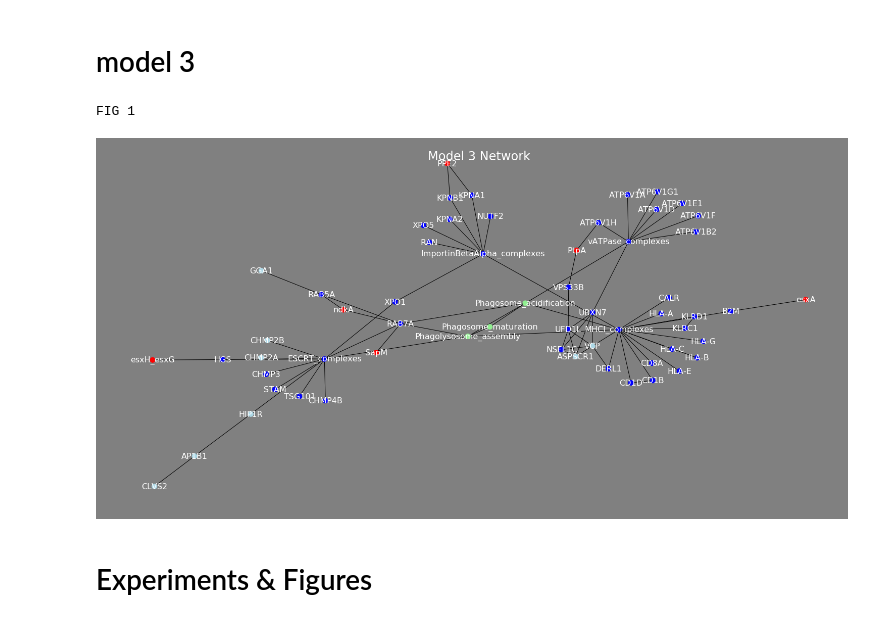
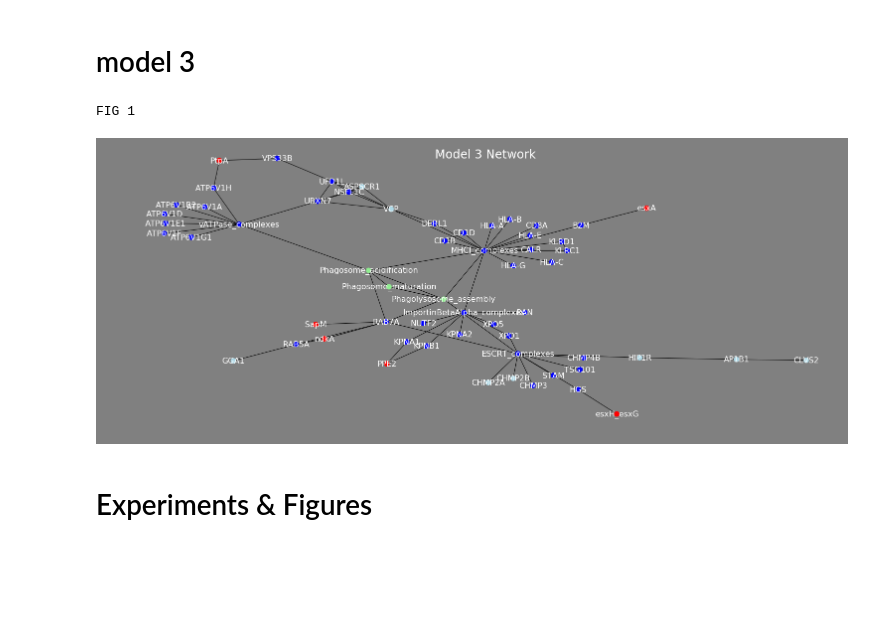
Before and after one commit to charlies-b/rp1, a Jupyter notebook: model-3.ipynb, the cells around one changed output. Saved outputs shown, nothing was run; the diff lists cells and outputs as text; code cells hidden in the pictures; blank space fills up the shorter version.

```diff
--- a/model-3.ipynb
+++ b/model-3.ipynb
@@ -19,14 +19,15 @@ runs = 50
 # %%
 print "FIG 1"
 draw.draw_edgelists('model2and3-edgelist.csv', # model 3 changes just at the process level
                     add_mtb='mtb-edgelist.csv',
                     add_process='process-edgelist-3.csv',
                     highlight=hit,
-                    title='Model 3 Network'
+                    title='Model 3 Network',
+                    h=8
               )
 # %% [output]
 FIG 1
-[figure, old version]
+[figure, new version]
 # %%
 definition = string2definition('model_3.txt')
 hit = [factor for factor in hit if factor in definition]
```
Also changed, not shown: parts of 14 cells of this notebook, 2 other files.
